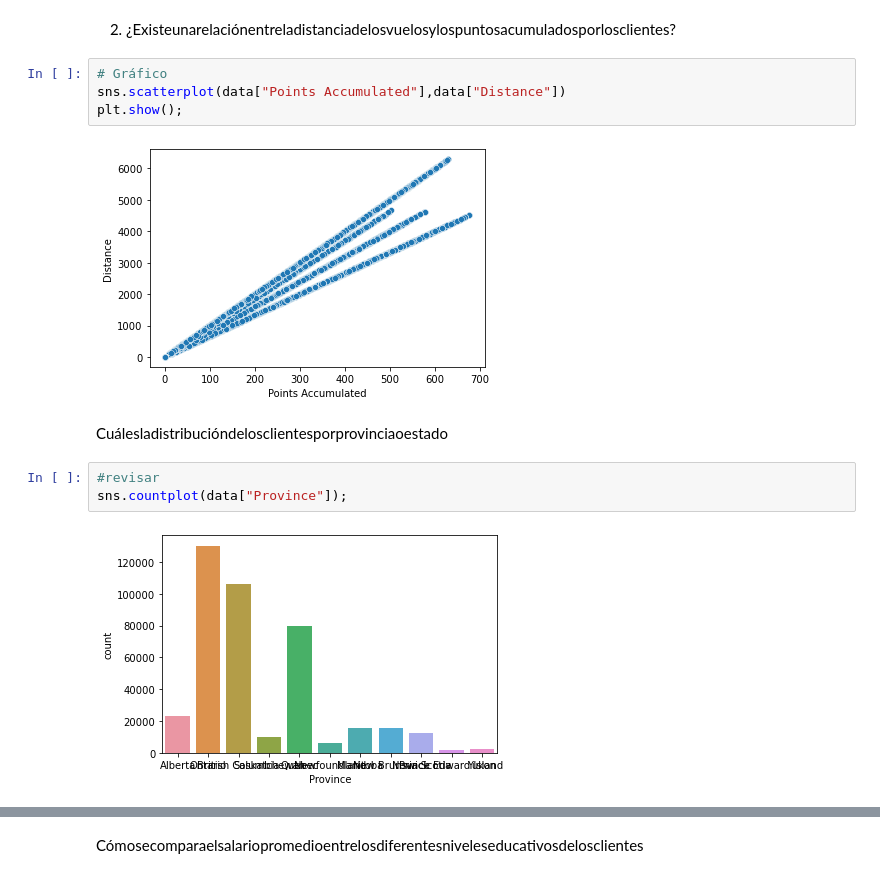
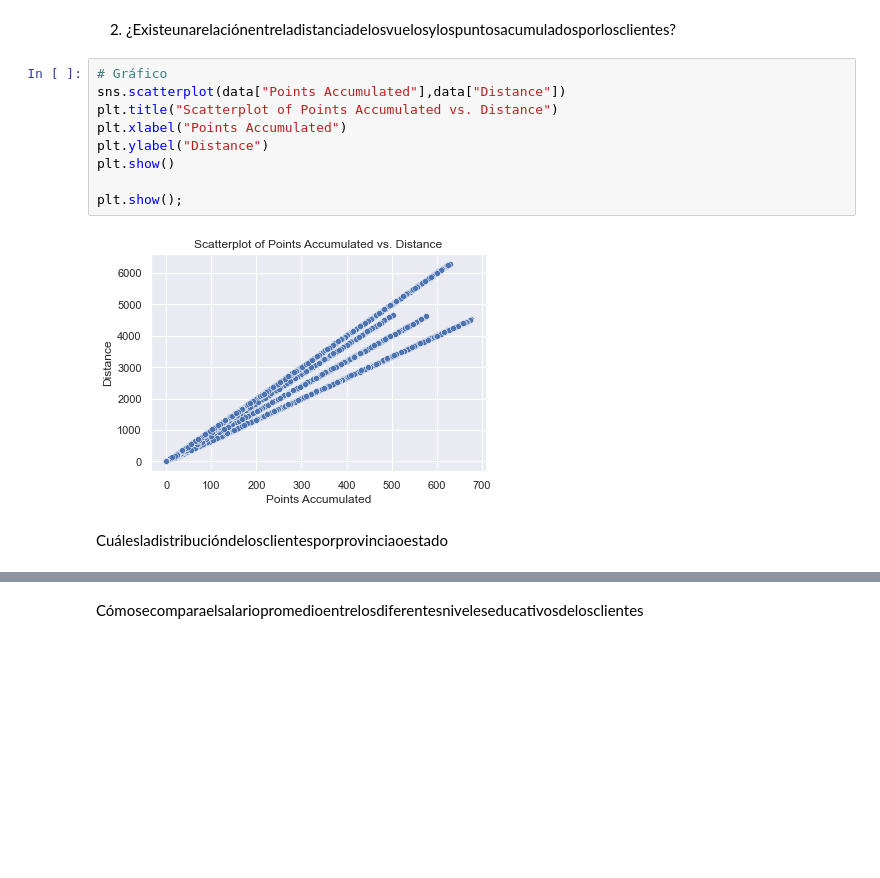
Before and after one commit to Adalab/bda-modulo-3-evaluacion-final-patriciamromero, a Jupyter notebook: fase2.ipynb, the cells around one changed output, grey strips where cells are left out. Drawn from its saved outputs; the diff is of its cells as text; blank space fills up the shorter version.

```diff
--- a/fase2.ipynb
+++ b/fase2.ipynb
@@ -85,13 +85,13 @@ plt.show()
 # %%
 # Gráfico
 sns.scatterplot(data["Points Accumulated"],data["Distance"])
+plt.title("Scatterplot of Points Accumulated vs. Distance")
+plt.xlabel("Points Accumulated")
+plt.ylabel("Distance")
+plt.show()
+
 plt.show();
 # %% [output]
-[figure, old version]
+[figure, new version]
 # %% [markdown]
 Cuálesladistribucióndelosclientesporprovinciaoestado
-# %%
-#revisar
-sns.countplot(data["Province"]);
-# %% [output]
-[figure, removed]
```
Also changed, not shown: parts of 8 cells of this notebook, 4 other files.
